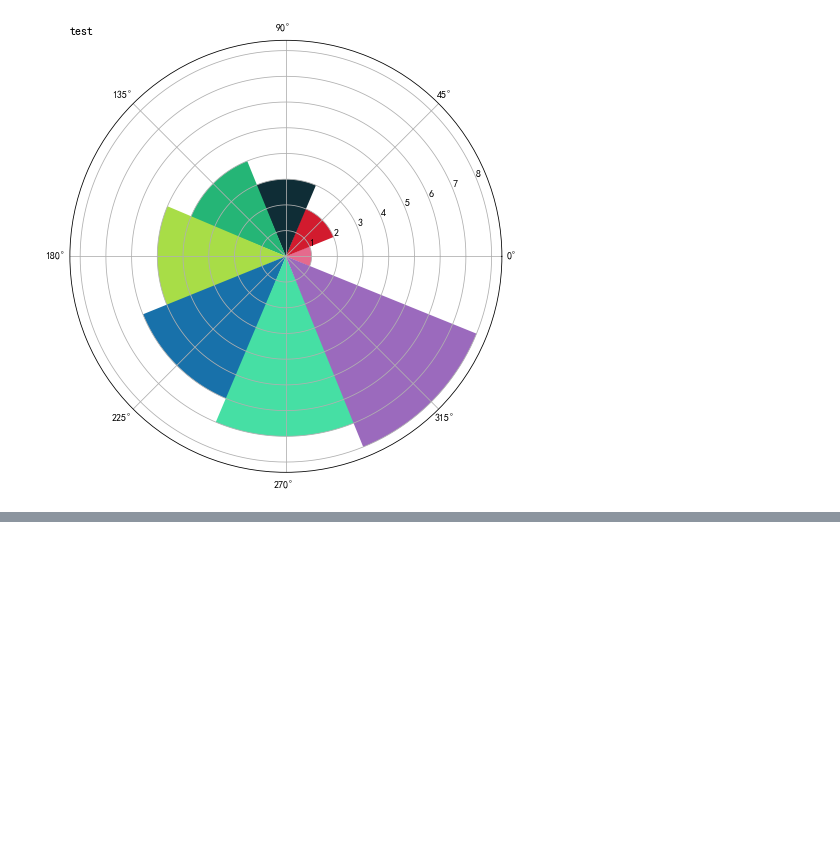
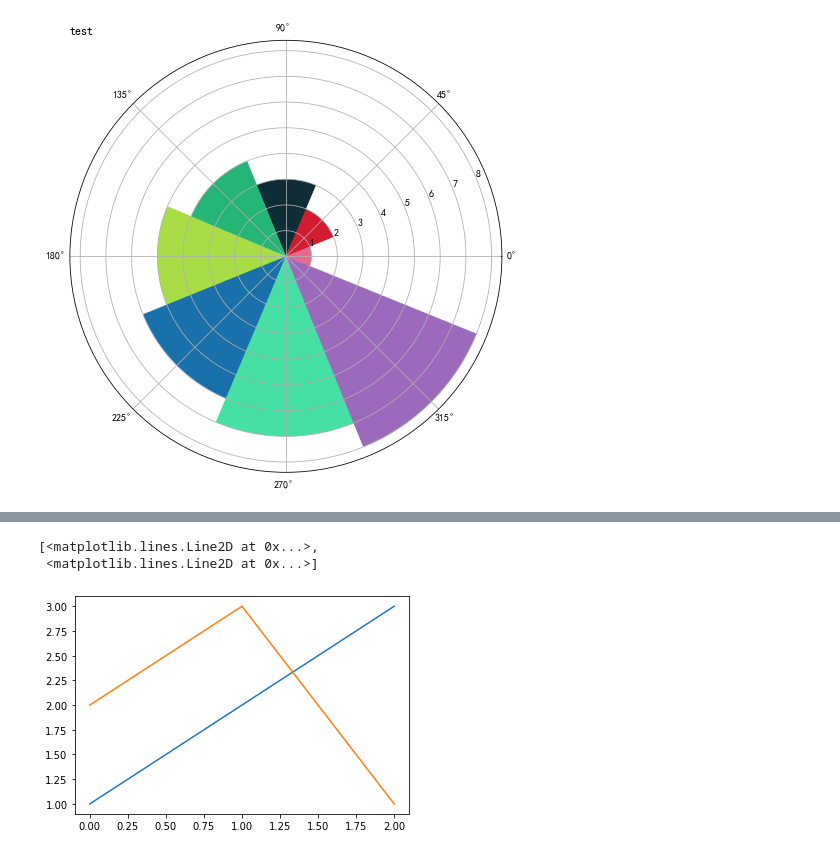
Before and after one commit to zidanewenqsh/mynotebook_01, a Jupyter notebook: matplotlib_demo.ipynb, the cells around one changed output, grey strips where cells are left out. Drawn from its saved outputs; the diff is of its cells as text; code cells hidden in the pictures; blank space fills up the shorter version.

```diff
--- a/matplotlib_demo.ipynb
+++ b/matplotlib_demo.ipynb
@@ -560,0 +591,6 @@ show_rose(v,'test')
+# %%
+plt.plot(a)
+# %% [output]
+[<matplotlib.lines.Line2D at 0x...>,
+ <matplotlib.lines.Line2D at 0x...>]
+[figure, added]
```
Also changed, not shown: parts of 7 cells of this notebook, 5 other files.
